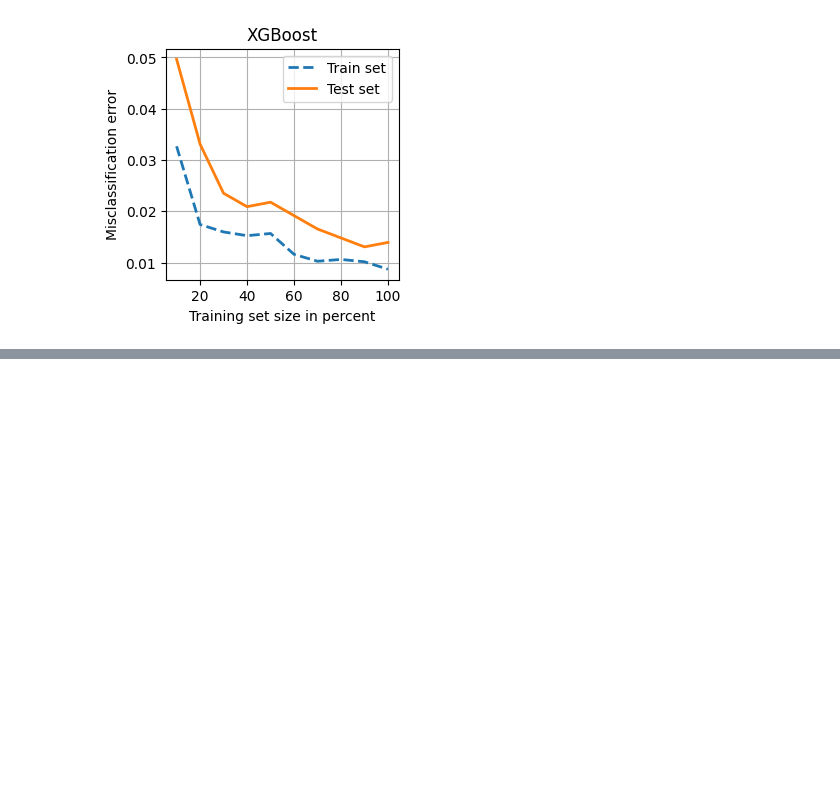
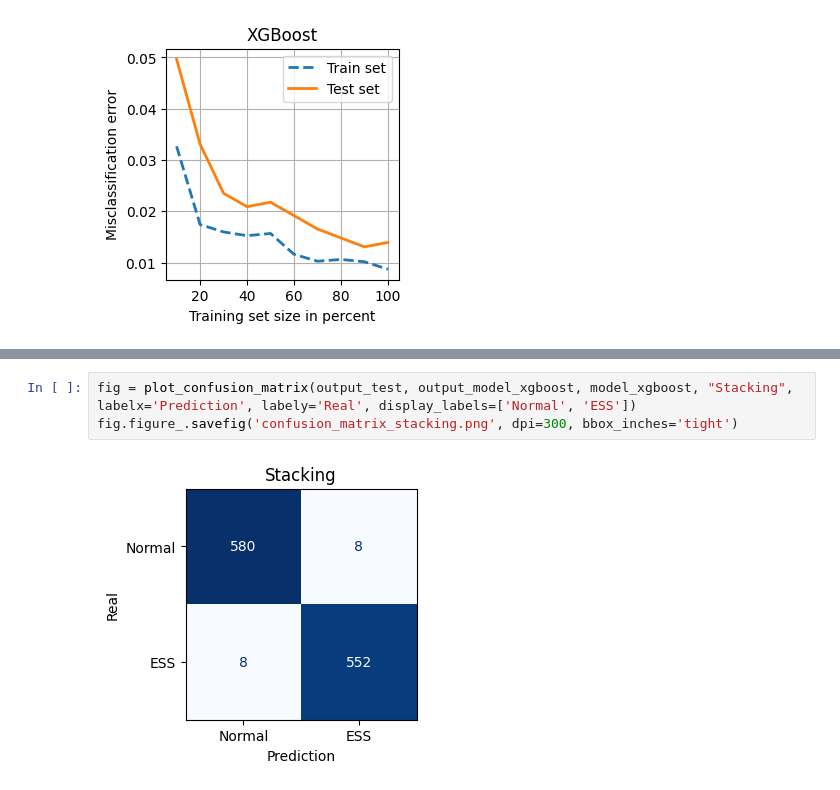
Before and after one commit to cilab-ufersa/euthyroid_sick_syndrome, a Jupyter notebook: euthyroid_sick_syndrome/ICISNA23.ipynb, the cells around one changed output, grey strips where cells are left out. Cells and saved outputs as stored; diff of their text form; blank space fills up the shorter version.

Commit message:
feat: adding Stacking on notebook

```diff
--- a/euthyroid_sick_syndrome/ICISNA23.ipynb
+++ b/euthyroid_sick_syndrome/ICISNA23.ipynb
@@ -123,0 +138,5 @@ fig.savefig('error_xb.png', dpi=300, bbox_inches='tight')
+# %%
+fig = plot_confusion_matrix(output_test, output_model_xgboost, model_xgboost, "Stacking", labelx='Prediction', labely='Real', display_labels=['Normal', 'ESS'])
+fig.figure_.savefig('confusion_matrix_stacking.png', dpi=300, bbox_inches='tight')
+# %% [output]
+[figure, added]
```
Also changed, not shown: parts of 5 cells of this notebook, 1 other file.
